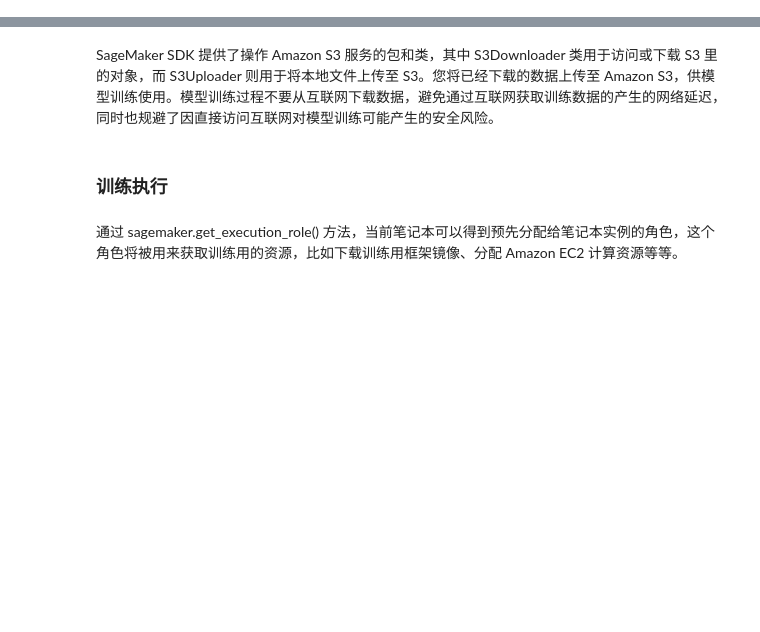
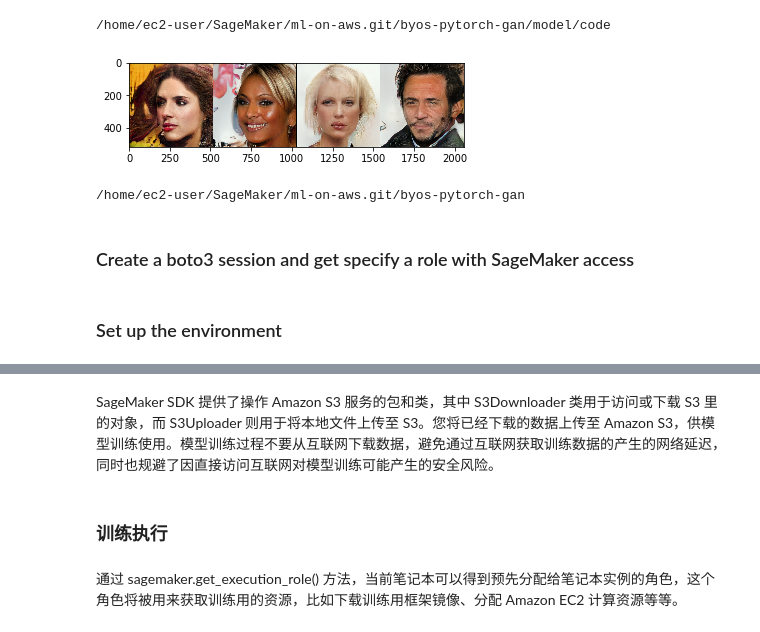
Before and after one commit to mf523/ml-on-aws, a Jupyter notebook: byos-pytorch-gan/pgan.ipynb, the cells around one changed output, grey strips where cells are left out. Cells and saved outputs as stored; diff of their text form; code cells hidden in the pictures; blank space fills up the shorter version.

```diff
--- a/byos-pytorch-gan/pgan.ipynb
+++ b/byos-pytorch-gan/pgan.ipynb
@@ -33,0 +145,28 @@ s3_model_artifacts_location = f's3://{bucket}/artifacts/'
+# %%
+%cd ./model/code
+import json
+import inference
+
+import importlib
+
+importlib.reload(inference)
+
+noises = generate_noises(4)
+noises_serialized = serialize(noises.numpy())
+
+model = inference.model_fn("..")
+
+input_data = inference.input_fn(noises_serialized, 'application/x-npy')
+
+prediction = inference.predict_fn(input_data, model)
+images_serialized = inference.output_fn(prediction, 'application/x-npy')
+
+show_multiple_pictures(deserialize(images_serialized))
+
+%cd ../..
+# %% [output]
+/home/ec2-user/SageMaker/ml-on-aws.git/byos-pytorch-gan/model/code
+[figure, added]
+/home/ec2-user/SageMaker/ml-on-aws.git/byos-pytorch-gan
+# %% [markdown]
+### Create a boto3 session and get specify a role with SageMaker access
@@ -33,0 +189,2 @@ s3_model_artifacts_location = f's3://{bucket}/artifacts/'
+# %% [markdown]
+### Set up the environment
```
Also changed, not shown: parts of 75 cells of this notebook, 7 other files.
